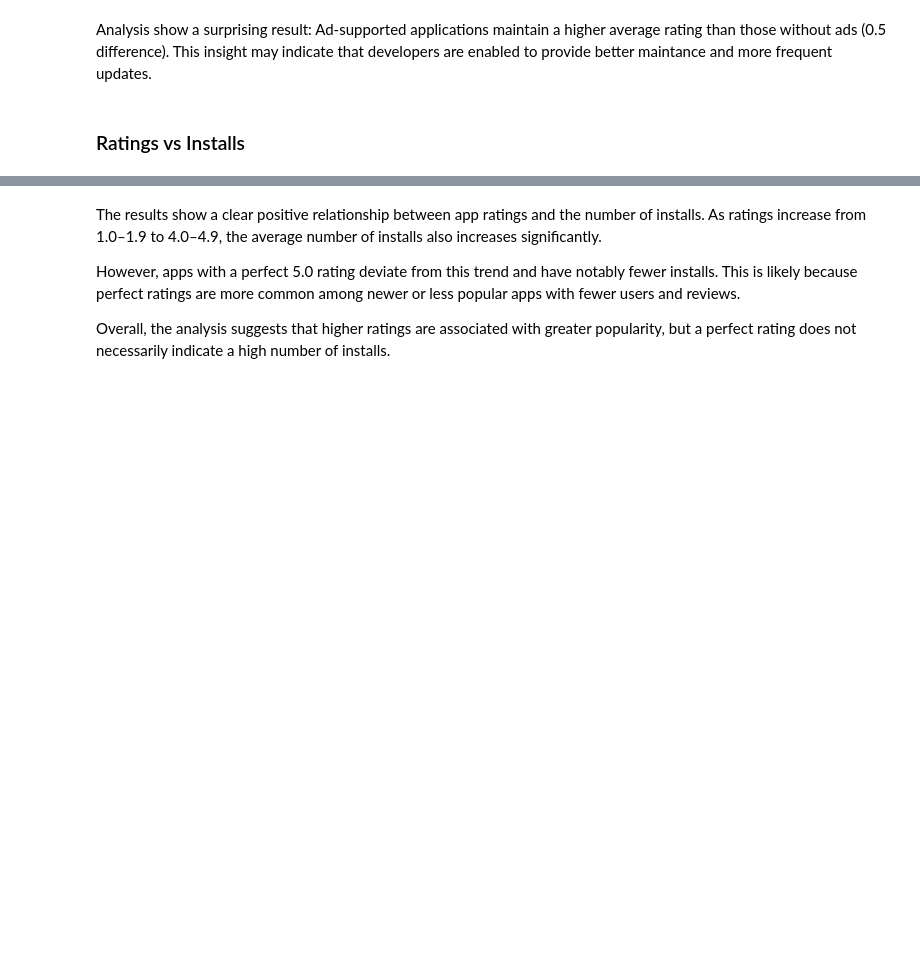
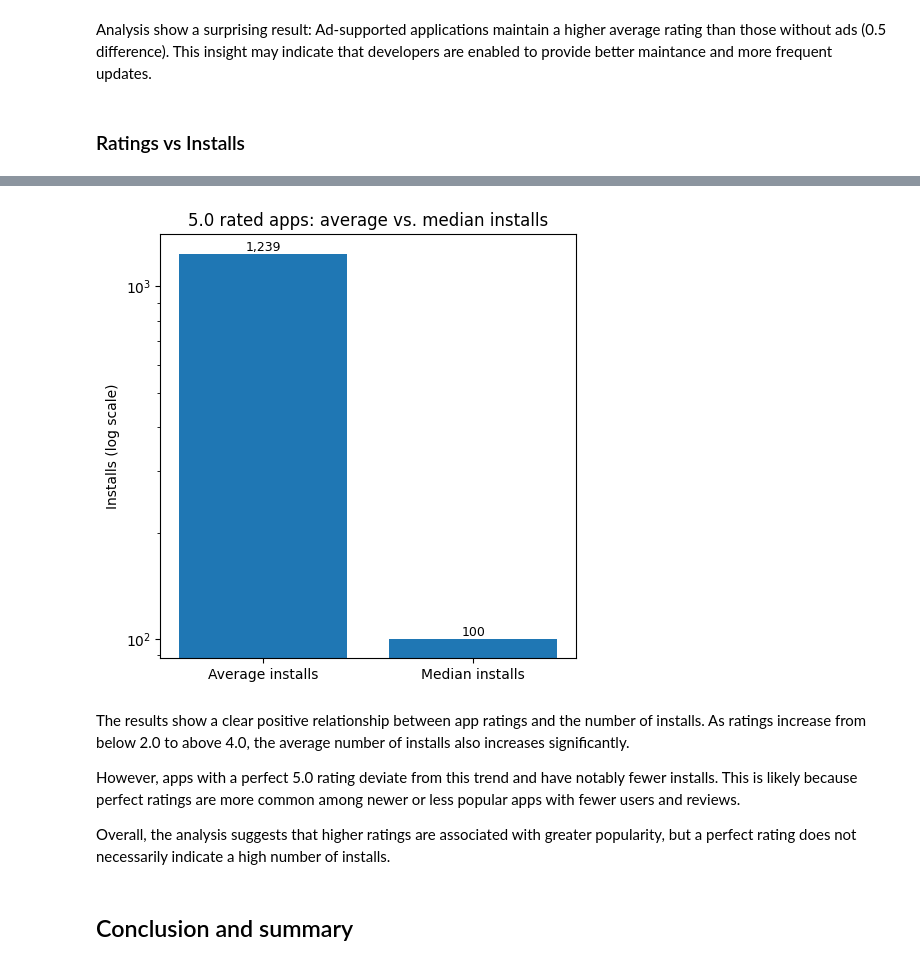
Before and after one commit to LottaSofiaK/Group22, a Jupyter notebook: Group_22_analysis_and_visualization.ipynb, the cells around one changed output, grey strips where cells are left out. Drawn from its saved outputs; the diff is of its cells as text; code cells hidden in the pictures; blank space fills up the shorter version.

```diff
--- a/Group_22_analysis_and_visualization.ipynb
+++ b/Group_22_analysis_and_visualization.ipynb
@@ -996,6 +973,34 @@ plt.show()
+# %%
+df_five_star = df_flat.filter(col("rating") == 5.0) \
+    .select("installs") \
+    .filter(col("installs").isNotNull())
+
+five_star_stats = df_five_star.agg(
+    avg("installs").alias("avg_installs"),
+    expr("percentile_approx(installs, 0.5)").alias("median_installs")
+).toPandas()
+
+plt.figure(figsize=(5, 5))
+bars = plt.bar(["Average installs", "Median installs"],
+               [five_star_stats["avg_installs"][0], five_star_stats["median_installs"][0]])
+
+plt.title("5.0 rated apps: average vs. median installs")
+plt.ylabel("Installs (log scale)")
+plt.yscale("log")
+
+for bar in bars:
+    plt.text(bar.get_x() + bar.get_width()/2, bar.get_height(),
+             f"{int(bar.get_height()):,}", ha='center', va='bottom', fontsize=9)
+
+plt.tight_layout()
+plt.show()
+# %% [output]
+[figure, added]
 # %% [markdown]
-The results show a clear positive relationship between app ratings and the number of installs. As ratings increase from 1.0–1.9 to 4.0–4.9, the average number of installs also increases significantly.
+The results show a clear positive relationship between app ratings and the number of installs. As ratings increase from below 2.0 to above 4.0, the average number of installs also increases significantly.
 
 However, apps with a perfect 5.0 rating deviate from this trend and have notably fewer installs. This is likely because perfect ratings are more common among newer or less popular apps with fewer users and reviews.
 
 Overall, the analysis suggests that higher ratings are associated with greater popularity, but a perfect rating does not necessarily indicate a high number of installs.
+# %% [markdown]
+## Conclusion and summary
```
Also changed, not shown: parts of 30 cells of this notebook, 1 other file.
